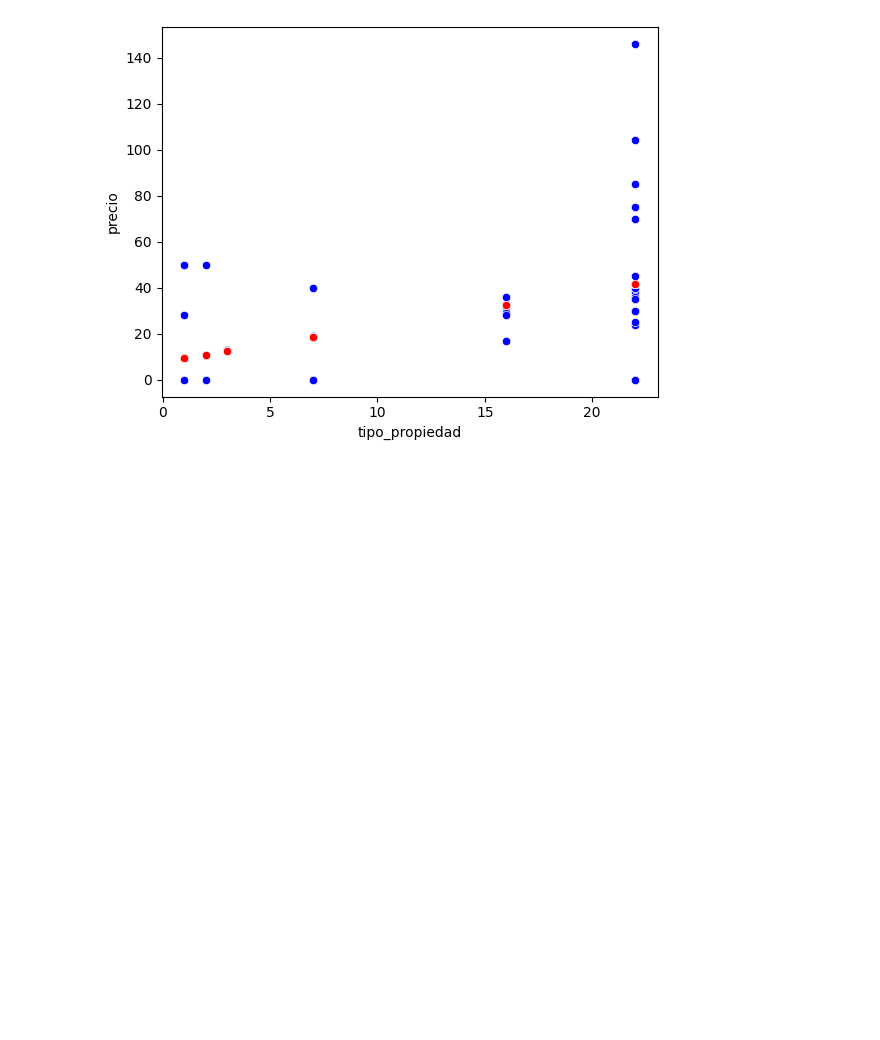
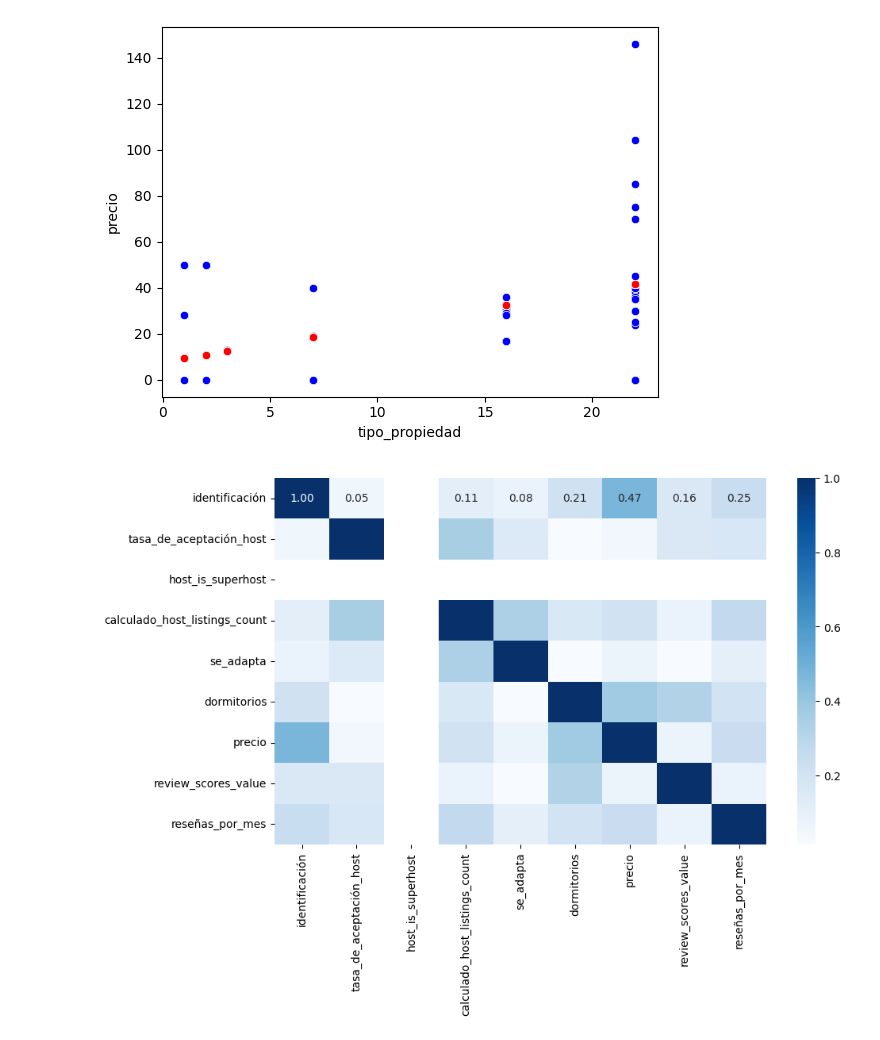
Before and after one commit to coFlor/Regresi-n-Lineal-Simple-y-M-ltiple, a Jupyter notebook: VALENCIA_SHAREDROOM.ipynb, the cells around one changed output. Cells and saved outputs as stored; diff of their text form; code cells hidden in the pictures; blank space fills up the shorter version.

```diff
--- a/VALENCIA_SHAREDROOM.ipynb
+++ b/VALENCIA_SHAREDROOM.ipynb
@@ -426,3 +428,29 @@ sns.scatterplot(x='tipo_propiedad', y='Pre', color='red', data=f_shared_room)
 # %% [output]
 <Axes: xlabel='tipo_propiedad', ylabel='precio'>
 [figure]
+# %%
+# Seleccionamos las columnas de interés
+filtro = df_shared_room.loc[:, ["identificación", "tasa_de_aceptación_host", "host_is_superhost", "calculado_host_listings_count", "se_adapta", "dormitorios", "precio", "review_scores_value", "reseñas_por_mes"]]
+
+# Convertir columnas categóricas en numéricas
+filtro["host_is_superhost"] = filtro["host_is_superhost"].map({'t': 1, 'f': 0})  # Si 't' es True y 'f' es False
+filtro["se_adapta"] = filtro["se_adapta"].astype("category").cat.codes  # Si 'se_adapta' es categórica
+
+# Convertir otras columnas no numéricas en números si es necesario
+filtro = filtro.apply(pd.to_numeric, errors='coerce')
+
+# Calcular la correlación solo de las columnas seleccionadas
+Corr_Factors = filtro.corr()
+
+# Hacer la matriz de correlación absoluta
+Corr_Factors1 = abs(Corr_Factors)
+
+# Graficar el mapa de calor
+import seaborn as sns
+import matplotlib.pyplot as plt
+
+plt.figure(figsize=(10, 6))
+sns.heatmap(Corr_Factors1, cmap='Blues', annot=True, fmt=".2f")
+plt.show()
+# %% [output]
+[figure, added]
```
Also changed, not shown: parts of 3 cells of this notebook, 2 other files.
